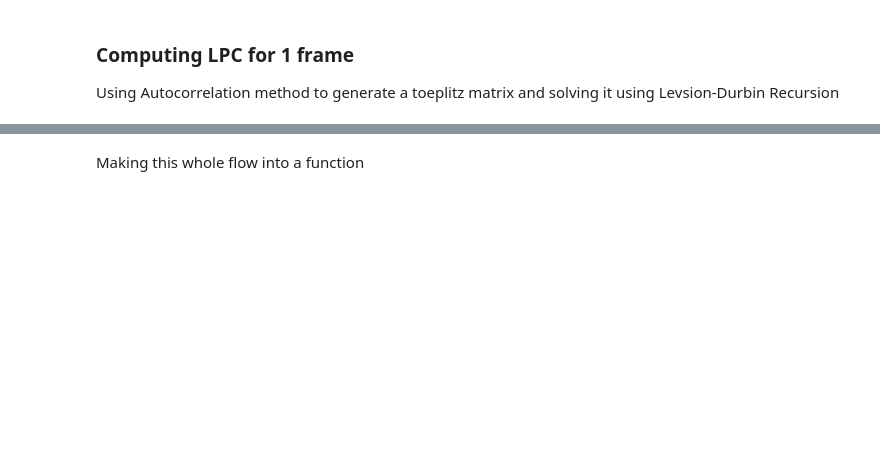
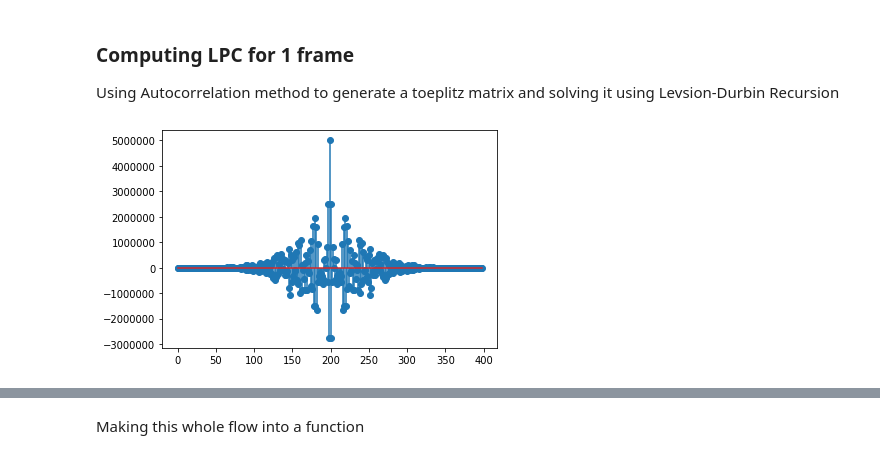
Before and after one commit to rmhanchate/SAMP2020_course_material, a Jupyter notebook: LPC.ipynb, the cells around one changed output, grey strips where cells are left out. Saved outputs shown, nothing was run; the diff lists cells and outputs as text; code cells hidden in the pictures; blank space fills up the shorter version.

```diff
--- a/LPC.ipynb
+++ b/LPC.ipynb
@@ -55,3 +74,11 @@ frames *= np.blackman(frame_length)
 # %% [markdown]
 ### Computing LPC for 1 frame
 Using Autocorrelation method to generate a toeplitz matrix and solving it using Levsion-Durbin Recursion
+# %%
+# Computing autocorrelation of the frame
+autocorrelation = sig.correlate(frames[0], frames[0])
+
+plt.stem(autocorrelation, use_line_collection=True)
+plt.show()
+# %% [output]
+[figure, added]
```
Also changed, not shown: parts of 16 cells of this notebook, 2 other files.
